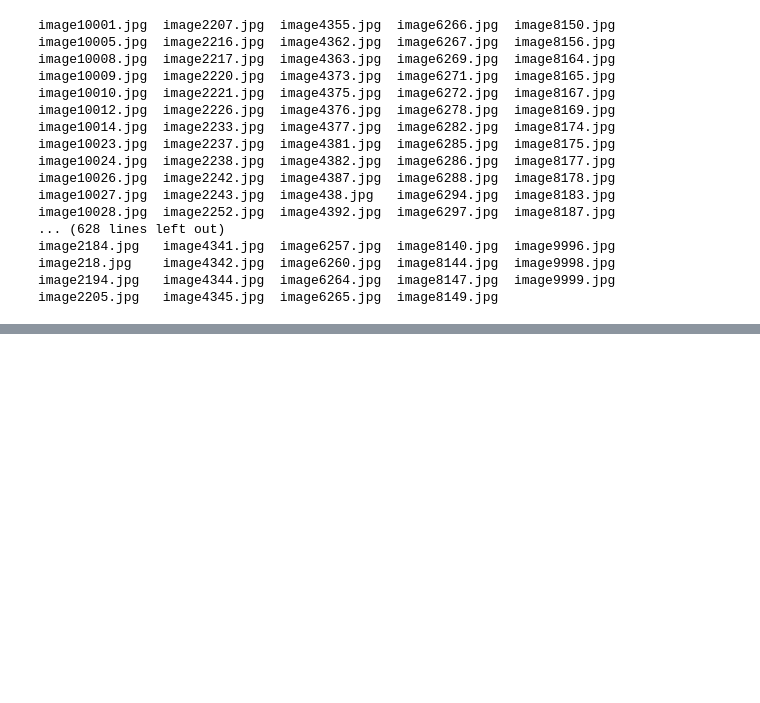
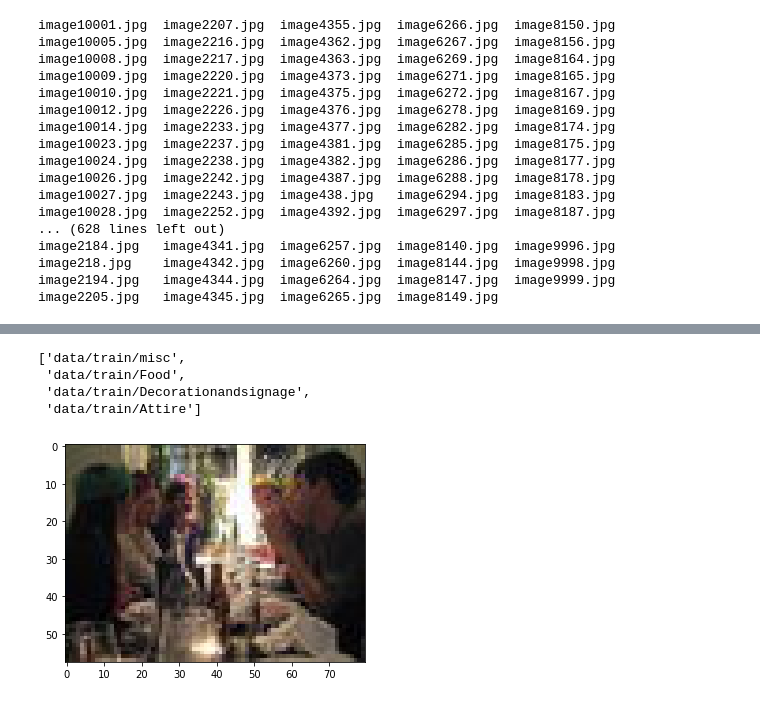
Before and after one commit to sf-rahul/Tensorflow, a Jupyter notebook: HackerearthChalane.ipynb, the cells around one changed output, grey strips where cells are left out. Saved outputs shown, nothing was run; the diff lists cells and outputs as text; code cells hidden in the pictures; blank space fills up the shorter version.

```diff
--- a/HackerearthChalane.ipynb
+++ b/HackerearthChalane.ipynb
@@ -202,0 +234,3 @@ test_csv
+# %%
+train_path = 'data/train'
+valid_path = 'data/test'
@@ -202,0 +239,18 @@ test_csv
+# %%
+# useful for getting number of files
+import glob
+image_files = glob.glob(train_path + '/*/*.jpg')
+valid_image_files = glob.glob(valid_path + '/*/*.jpg')
+# %%
+folders = glob.glob(train_path + '/*')
+folders
+# %% [output]
+['data/train/misc',
+ 'data/train/Food',
+ 'data/train/Decorationandsignage',
+ 'data/train/Attire']
+# %%
+plt.imshow(image.load_img(np.random.choice(image_files)))
+plt.show()
+# %% [output]
+[figure, added]
```
Also changed, not shown: parts of 41 cells of this notebook.
